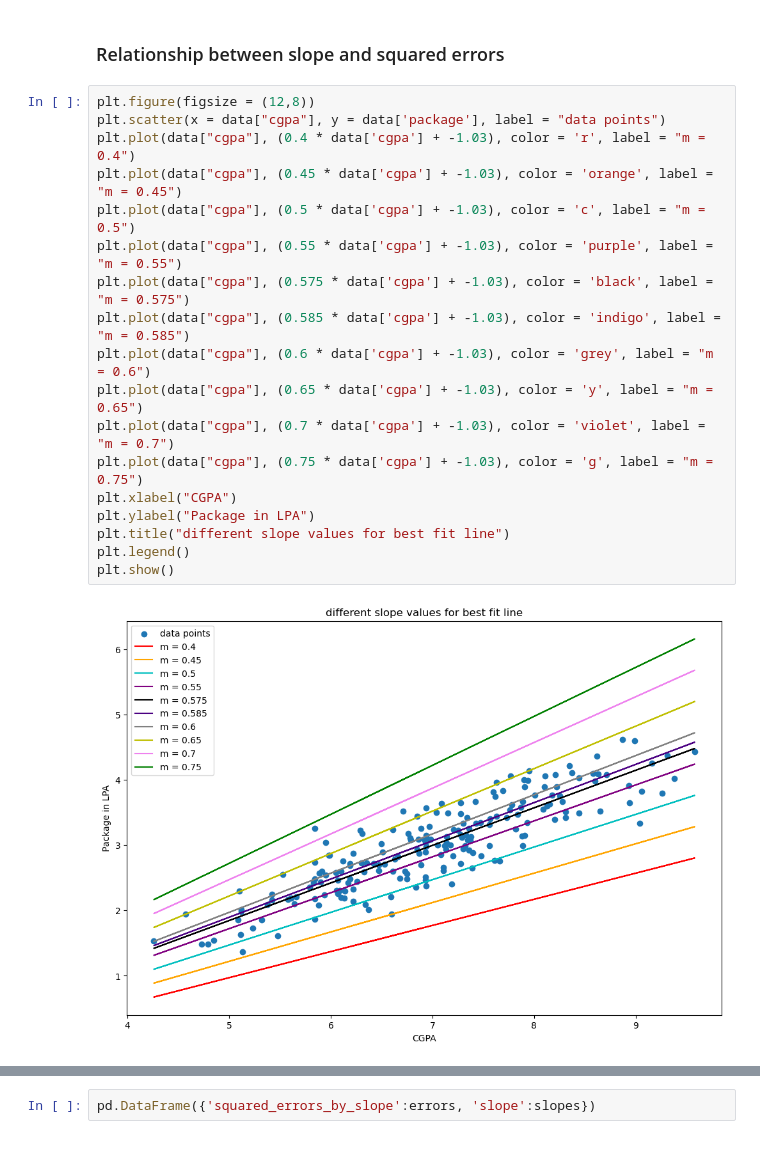
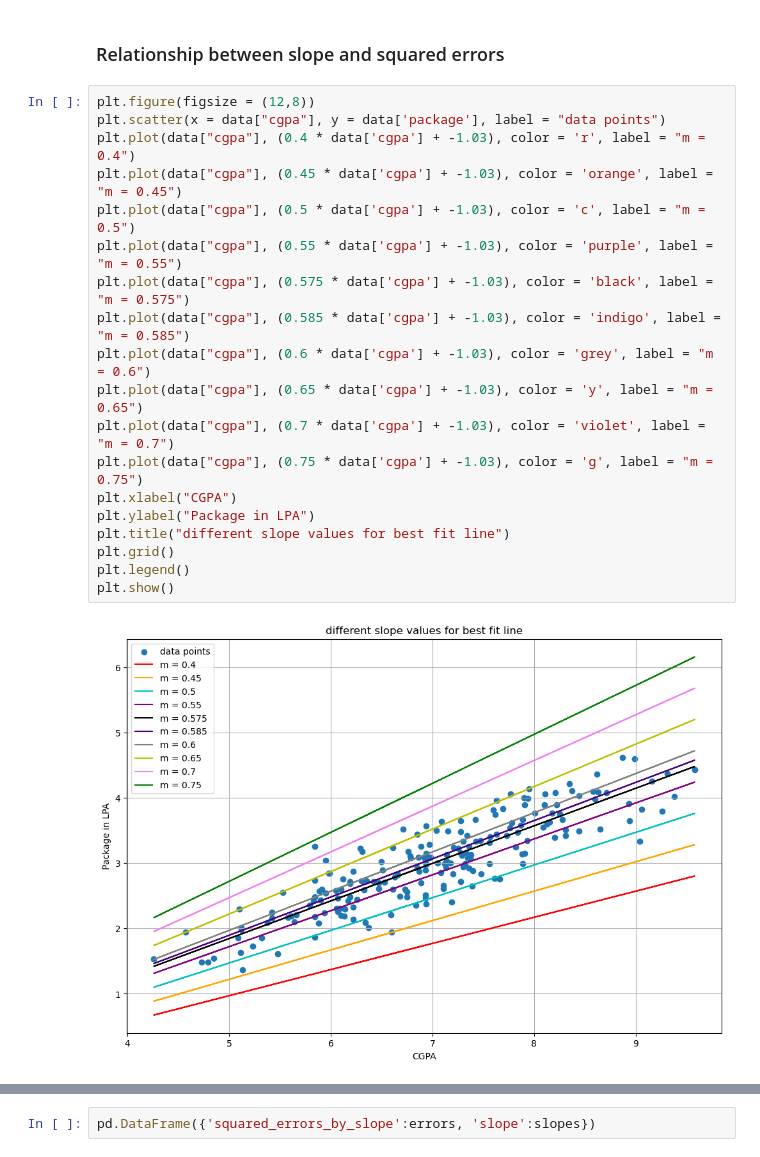
Before and after one commit to PrimEGameR123/Fundamentals-of-Machine-learning, a Jupyter notebook: 2 - Linear Method.ipynb, the cells around one changed output, grey strips where cells are left out. Drawn from its saved outputs; the diff is of its cells as text.

```diff
--- a/2 - Linear Method.ipynb
+++ b/2 - Linear Method.ipynb
@@ -249,23 +251,24 @@ plt.show()
 # %%
 plt.figure(figsize = (12,8))
 plt.scatter(x = data["cgpa"], y = data['package'], label = "data points")
 plt.plot(data["cgpa"], (0.4 * data['cgpa'] + -1.03), color = 'r', label = "m = 0.4")
 plt.plot(data["cgpa"], (0.45 * data['cgpa'] + -1.03), color = 'orange', label = "m = 0.45")
 plt.plot(data["cgpa"], (0.5 * data['cgpa'] + -1.03), color = 'c', label = "m = 0.5")
 plt.plot(data["cgpa"], (0.55 * data['cgpa'] + -1.03), color = 'purple', label = "m = 0.55")
 plt.plot(data["cgpa"], (0.575 * data['cgpa'] + -1.03), color = 'black', label = "m = 0.575")
 plt.plot(data["cgpa"], (0.585 * data['cgpa'] + -1.03), color = 'indigo', label = "m = 0.585")
 plt.plot(data["cgpa"], (0.6 * data['cgpa'] + -1.03), color = 'grey', label = "m = 0.6")
 plt.plot(data["cgpa"], (0.65 * data['cgpa'] + -1.03), color = 'y', label = "m = 0.65")
 plt.plot(data["cgpa"], (0.7 * data['cgpa'] + -1.03), color = 'violet', label = "m = 0.7")
 plt.plot(data["cgpa"], (0.75 * data['cgpa'] + -1.03), color = 'g', label = "m = 0.75")
 plt.xlabel("CGPA")
 plt.ylabel("Package in LPA")
 plt.title("different slope values for best fit line")
+plt.grid()
 plt.legend()
 plt.show()
 # %% [output]
-[figure, old version]
+[figure, new version]
 # %%
 slopes = [0.4, 0.45, 0.5, 0.54, 0.575, 0.62, 0.65, 0.7, 0.75]
 intercept = -1.03
```
Also changed, not shown: parts of 62 cells of this notebook.
